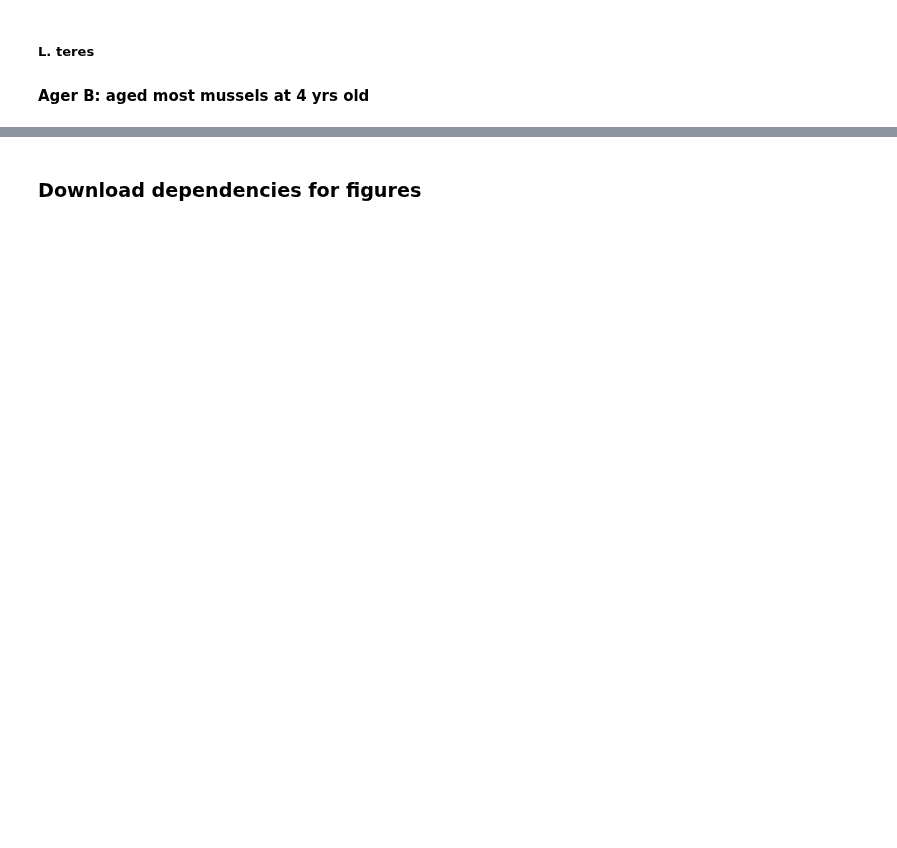
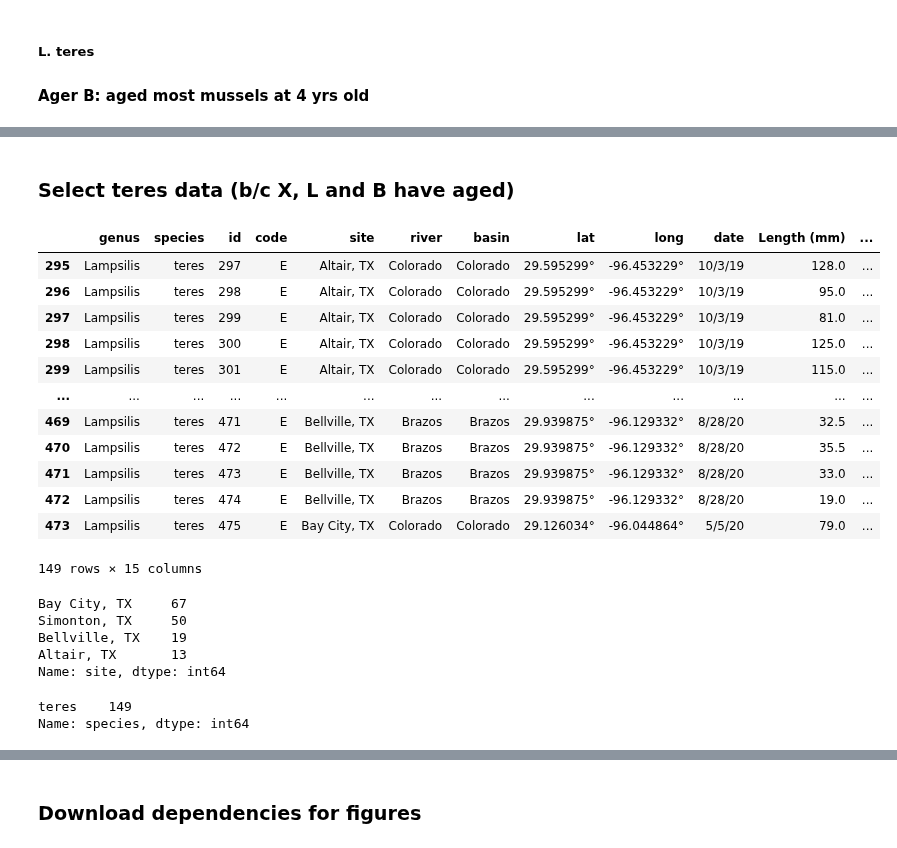
Before and after one commit to bhernan2/mussel_aging, a Jupyter notebook: aging_analysis.ipynb, the cells around one changed output, grey strips where cells are left out. Drawn from its saved outputs; the diff is of its cells as text; code cells hidden in the pictures; blank space fills up the shorter version.

```diff
--- a/aging_analysis.ipynb
+++ b/aging_analysis.ipynb
@@ -108,0 +126,3 @@ pd.crosstab(index=aging_data['Species'], columns=aging_data['Site'])
+# %%
+drop_df=df_rename.drop(columns=['Final Age', 'Age dif', 'K&M Age', 'K age', 'M age', 'Notes'])
+drop_df.head()
@@ -108,0 +136,32 @@ pd.crosstab(index=aging_data['Species'], columns=aging_data['Site'])
+# %% [markdown]
+### Select teres data (b/c X, L and B have aged)
+# %%
+teres_df = drop_df.loc[drop_df["species"] == "teres"]
+teres_df
+# %% [output]
+|  | genus | species | id | code | site | river | basin | lat | long | date | Length (mm) | ... |
+| 295 | Lampsilis | teres | 297 | E | Altair, TX | Colorado | Colorado | 29.595299° | -96.453229° | 10/3/19 | 128.0 | ... |
+| 296 | Lampsilis | teres | 298 | E | Altair, TX | Colorado | Colorado | 29.595299° | -96.453229° | 10/3/19 | 95.0 | ... |
+| 297 | Lampsilis | teres | 299 | E | Altair, TX | Colorado | Colorado | 29.595299° | -96.453229° | 10/3/19 | 81.0 | ... |
+| 298 | Lampsilis | teres | 300 | E | Altair, TX | Colorado | Colorado | 29.595299° | -96.453229° | 10/3/19 | 125.0 | ... |
+| 299 | Lampsilis | teres | 301 | E | Altair, TX | Colorado | Colorado | 29.595299° | -96.453229° | 10/3/19 | 115.0 | ... |
+| ... | ... | ... | ... | ... | ... | ... | ... | ... | ... | ... | ... | ... |
+| 469 | Lampsilis | teres | 471 | E | Bellville, TX | Brazos | Brazos | 29.939875° | -96.129332° | 8/28/20 | 32.5 | ... |
+| 470 | Lampsilis | teres | 472 | E | Bellville, TX | Brazos | Brazos | 29.939875° | -96.129332° | 8/28/20 | 35.5 | ... |
+| 471 | Lampsilis | teres | 473 | E | Bellville, TX | Brazos | Brazos | 29.939875° | -96.129332° | 8/28/20 | 33.0 | ... |
+| 472 | Lampsilis | teres | 474 | E | Bellville, TX | Brazos | Brazos | 29.939875° | -96.129332° | 8/28/20 | 19.0 | ... |
+| 473 | Lampsilis | teres | 475 | E | Bay City, TX | Colorado | Colorado | 29.126034° | -96.044864° | 5/5/20 | 79.0 | ... |
+149 rows × 15 columns
+# %%
+teres_df['site'].value_counts()
+# %% [output]
+Bay City, TX     67
+Simonton, TX     50
+Bellville, TX    19
+Altair, TX       13
+Name: site, dtype: int64
+# %%
+teres_df['species'].value_counts()
+# %% [output]
+teres    149
+Name: species, dtype: int64
```
Also changed, not shown: parts of 21 cells of this notebook.
